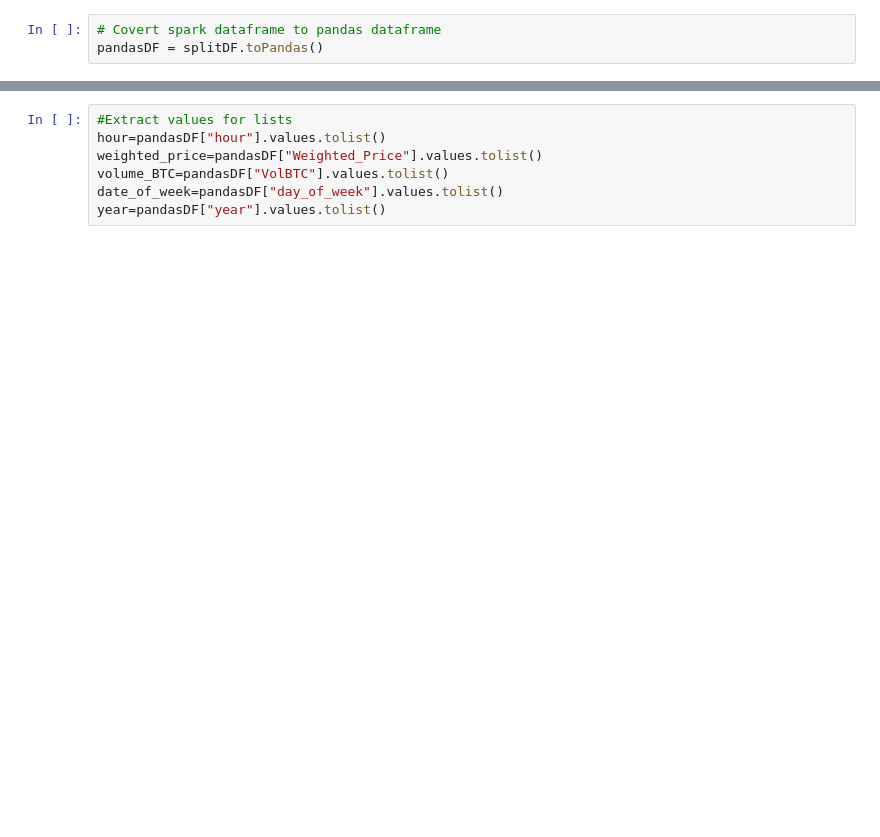
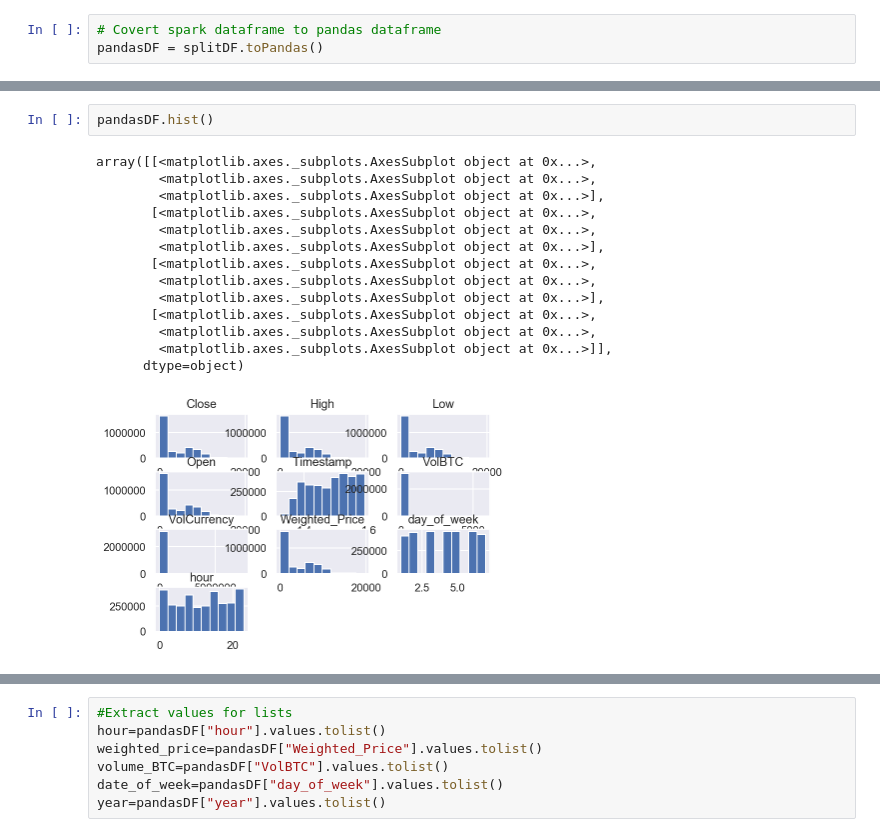
Before and after one commit to yasasmahima/Bit-Coin-Trend-Analysis, a Jupyter notebook: Bitcoin Trend Analysis Using PySpark.ipynb, the cells around one changed output, grey strips where cells are left out. Saved outputs shown, nothing was run; the diff lists cells and outputs as text; blank space fills up the shorter version.

```diff
--- a/Bitcoin Trend Analysis Using PySpark.ipynb
+++ b/Bitcoin Trend Analysis Using PySpark.ipynb
@@ -100,3 +206,20 @@ sns.heatmap(correlationMatrix,annot=True,linewidths=.5, fmt= '.1f',ax=ax)
+# %%
+pandasDF.hist()
+# %% [output]
+array([[<matplotlib.axes._subplots.AxesSubplot object at 0x...>,
+        <matplotlib.axes._subplots.AxesSubplot object at 0x...>,
+        <matplotlib.axes._subplots.AxesSubplot object at 0x...>],
+       [<matplotlib.axes._subplots.AxesSubplot object at 0x...>,
+        <matplotlib.axes._subplots.AxesSubplot object at 0x...>,
+        <matplotlib.axes._subplots.AxesSubplot object at 0x...>],
+       [<matplotlib.axes._subplots.AxesSubplot object at 0x...>,
+        <matplotlib.axes._subplots.AxesSubplot object at 0x...>,
+        <matplotlib.axes._subplots.AxesSubplot object at 0x...>],
+       [<matplotlib.axes._subplots.AxesSubplot object at 0x...>,
+        <matplotlib.axes._subplots.AxesSubplot object at 0x...>,
+        <matplotlib.axes._subplots.AxesSubplot object at 0x...>]],
+      dtype=object)
+[figure, added]
 # %%
 # Scatter Plot
 pandasDF.plot(kind='scatter', x='VolBTC', y='VolCurrency',alpha = 0.5)
```
Also changed, not shown: parts of 31 cells of this notebook.
